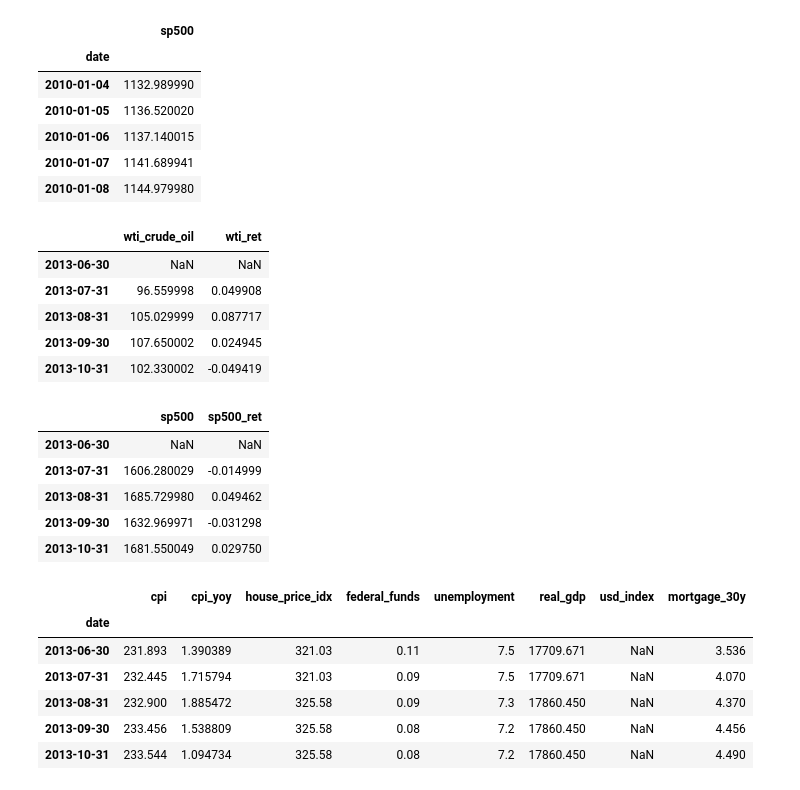
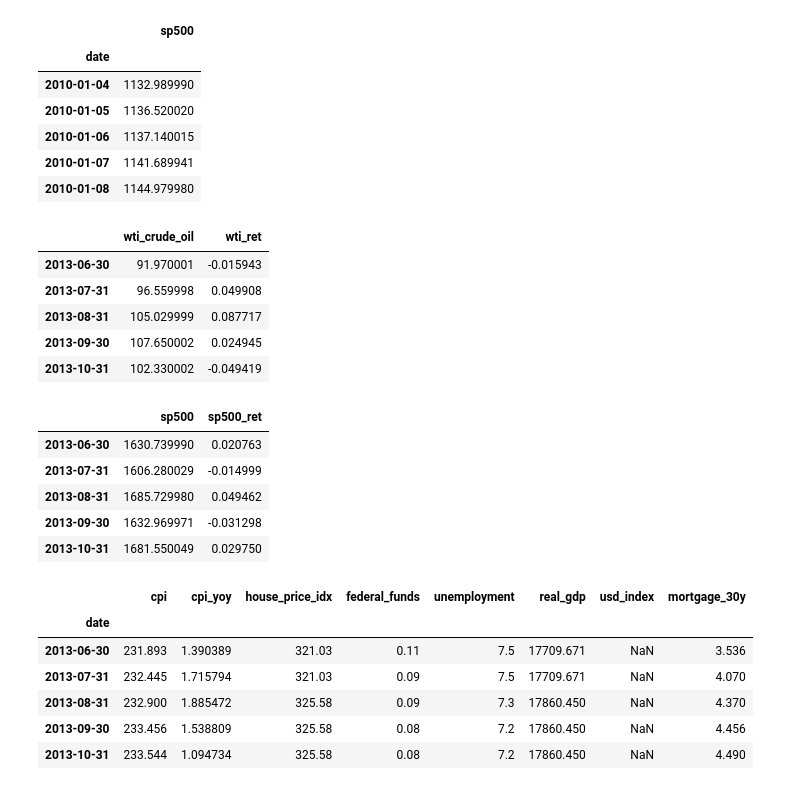
Before and after one commit to MHS17-NHH/FIE463-V26, a Jupyter notebook: data/solution.ipynb, the cells around one changed output. Drawn from its saved outputs; the diff is of its cells as text; code cells hidden in the pictures.

```diff
--- a/data/solution.ipynb
+++ b/data/solution.ipynb
@@ -204,34 +219,35 @@ display(sp500.head())
 # %%
 # Monthly finance data
 # Month-end levels
 wti_m   = wti.resample("ME").last()
 sp500_m = sp500.resample("ME").last()
 
 # Optional: monthly percentage returns (for later features)
 wti_m["wti_ret"]    = wti_m["wti_crude_oil"].pct_change()
 sp500_m["sp500_ret"] = sp500_m["sp500"].pct_change()
 
-# Limit to the date range of the survey data
-start_date = df['date'].min()
-date_range = pd.date_range(start=start_date, end=df['date'].max(), freq='ME')
-wti_m   = wti_m.reindex(date_range)
-sp500_m = sp500_m.reindex(date_range)
-
 # Apply timing rule: at month t we only use info up to end of month t-1 → shift by 1 month
 wti_m   = wti_m.shift(1)
 sp500_m = sp500_m.shift(1)
 
+# Limit to the date range of the survey data
+start_date = df['date'].min()
+end_date = df['date'].max()
+date_range = pd.date_range(start=start_date, end=end_date, freq='ME')
+wti_m   = wti_m.reindex(date_range)
+sp500_m = sp500_m.reindex(date_range)
+
 display(wti_m.head())
 display(sp500_m.head())
 # %% [output]
 |  | wti_crude_oil | wti_ret |
-| 2013-06-30 | NaN | NaN |
+| 2013-06-30 | 91.970001 | -0.015943 |
 | 2013-07-31 | 96.559998 | 0.049908 |
 | 2013-08-31 | 105.029999 | 0.087717 |
 | 2013-09-30 | 107.650002 | 0.024945 |
 | 2013-10-31 | 102.330002 | -0.049419 |
 |  | sp500 | sp500_ret |
-| 2013-06-30 | NaN | NaN |
+| 2013-06-30 | 1630.739990 | 0.020763 |
 | 2013-07-31 | 1606.280029 | -0.014999 |
 | 2013-08-31 | 1685.729980 | 0.049462 |
 | 2013-09-30 | 1632.969971 | -0.031298 |
```
Also changed, not shown: parts of 8 cells of this notebook.
